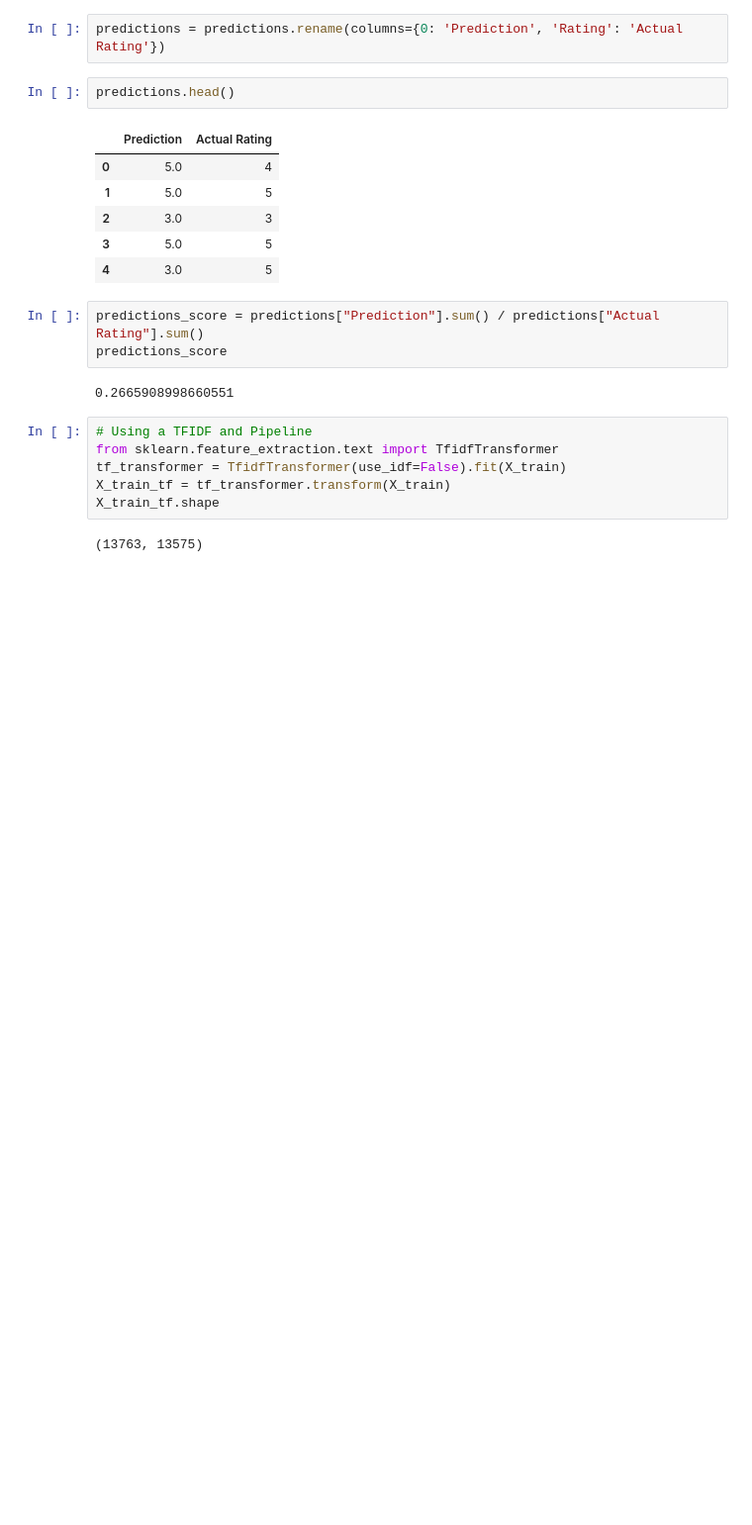
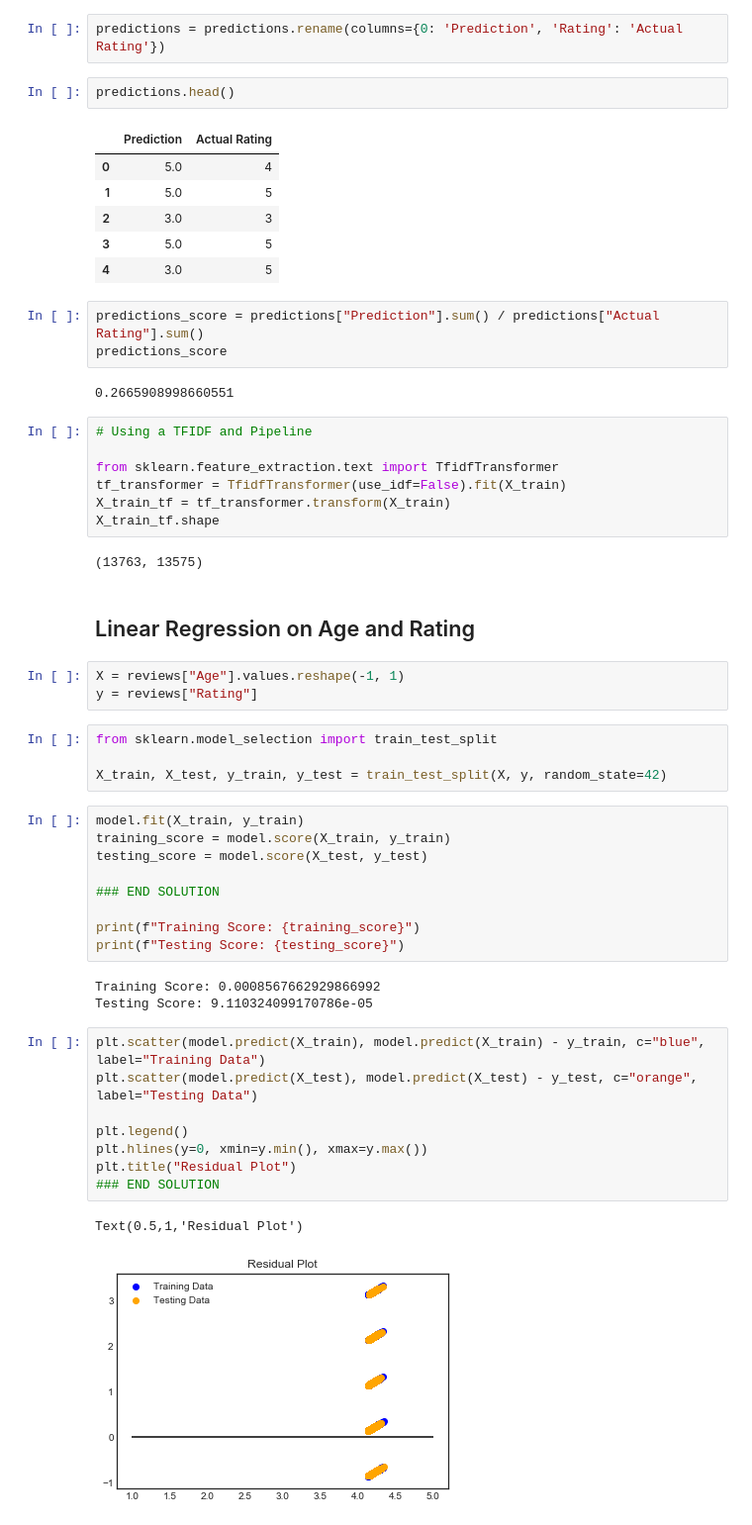
Before and after one commit to JonPara/Womens_Ecommerce_Reviews, a Jupyter notebook: Womens_Ecommerce_Reviews/Womens_Ecommerce_Reviews.ipynb, the cells around one changed output. Shown: that part at 99% size. Drawn from its saved outputs; the diff is of its cells as text; blank space fills up the shorter version.

Commit message:
Added another linear regression. Low score. Will look into this

```diff
--- a/Womens_Ecommerce_Reviews/Womens_Ecommerce_Reviews.ipynb
+++ b/Womens_Ecommerce_Reviews/Womens_Ecommerce_Reviews.ipynb
@@ -244,9 +250,42 @@ predictions_score
 0.2665908998660551
 # %%
 # Using a TFIDF and Pipeline
+
 from sklearn.feature_extraction.text import TfidfTransformer
 tf_transformer = TfidfTransformer(use_idf=False).fit(X_train)
 X_train_tf = tf_transformer.transform(X_train)
 X_train_tf.shape
 # %% [output]
 (13763, 13575)
+# %% [markdown]
+## Linear Regression on Age and Rating
+# %%
+X = reviews["Age"].values.reshape(-1, 1)
+y = reviews["Rating"]
+# %%
+from sklearn.model_selection import train_test_split
+
+X_train, X_test, y_train, y_test = train_test_split(X, y, random_state=42)
+# %%
+model.fit(X_train, y_train)
+training_score = model.score(X_train, y_train)
+testing_score = model.score(X_test, y_test)
+
+### END SOLUTION
+
+print(f"Training Score: {training_score}")
+print(f"Testing Score: {testing_score}")
+# %% [output]
+Training Score: 0.0008567662929866992
+Testing Score: 9.110324099170786e-05
+# %%
+plt.scatter(model.predict(X_train), model.predict(X_train) - y_train, c="blue", label="Training Data")
+plt.scatter(model.predict(X_test), model.predict(X_test) - y_test, c="orange", label="Testing Data")
+
+plt.legend()
+plt.hlines(y=0, xmin=y.min(), xmax=y.max())
+plt.title("Residual Plot")
+### END SOLUTION
+# %% [output]
+Text(0.5,1,'Residual Plot')
+[figure, added]
```
Also changed, not shown: parts of 1 cell of this notebook.
